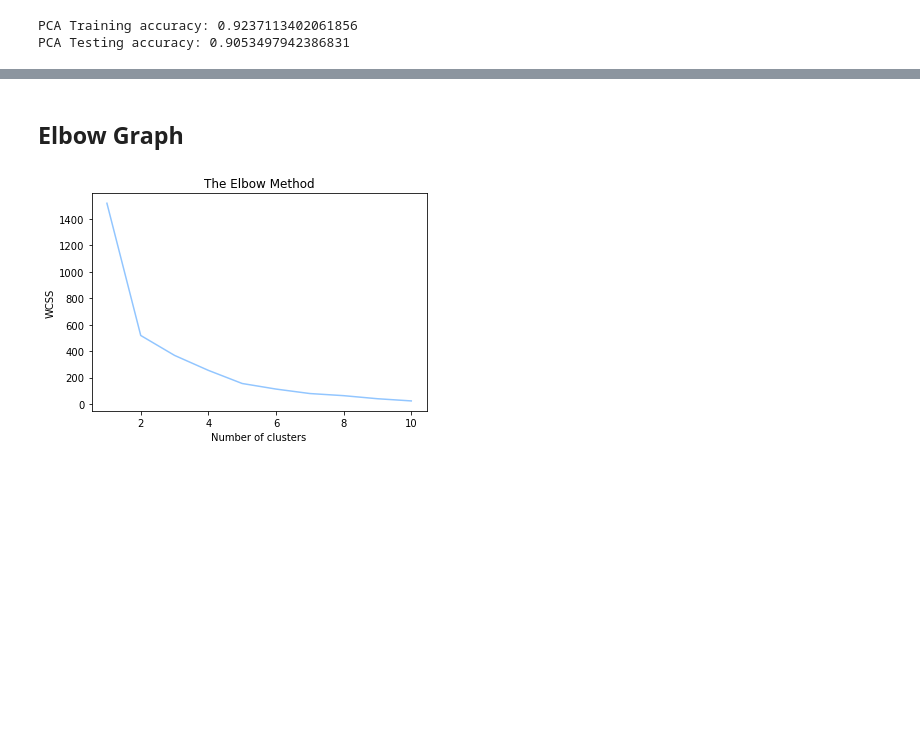
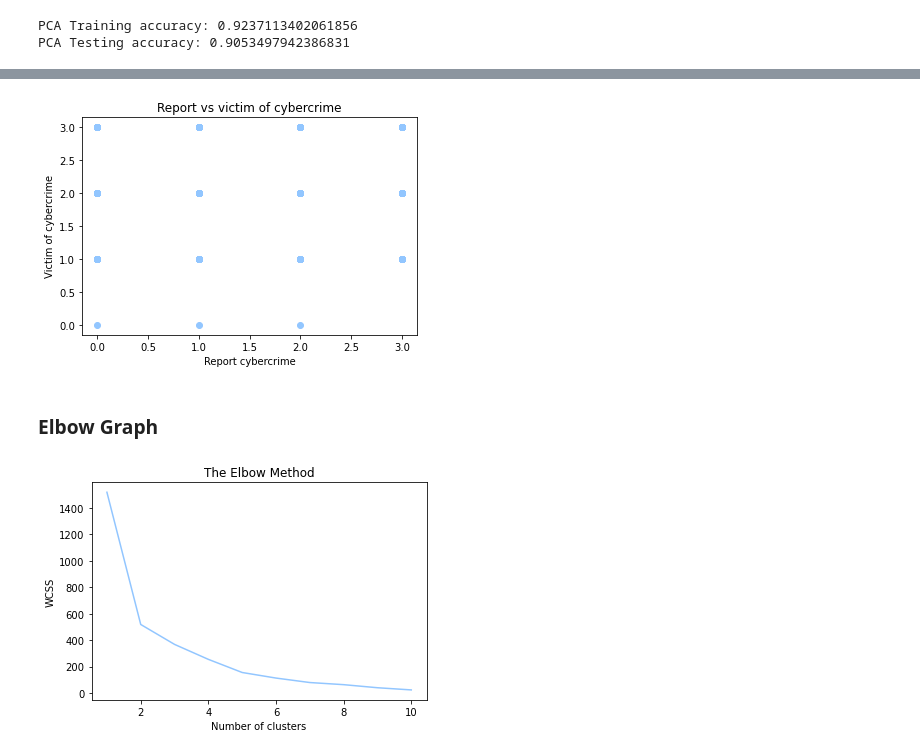
Before and after one commit to Hala-Alsouly/SDA-Capstone, a Jupyter notebook: Unsupervised ML.ipynb, the cells around one changed output, grey strips where cells are left out. Cells and saved outputs as stored; diff of their text form; code cells hidden in the pictures; blank space fills up the shorter version.

```diff
--- a/Unsupervised ML.ipynb
+++ b/Unsupervised ML.ipynb
@@ -214,0 +220,3 @@ PCA Testing accuracy: 0.9053497942386831
+# %%
+X = df.iloc[:,[0,1]].values
+X
@@ -215,5 +231,16 @@ PCA Testing accuracy: 0.9053497942386831
+# %%
+# Initial EDA to determine possible number of clusters in our data "customer groups"
+
+plt.scatter(X[:,0], X[:,1])
+
+plt.xlabel('Report cybercrime')
+plt.ylabel('Victim of cybercrime')
+plt.title('Report vs victim of cybercrime')
+plt.show()
+# %% [output]
+[figure, added]
 # %% [markdown]
-## Elbow Graph
+### Elbow Graph
 # %%
 # The elbow method depends on WCSS which stands for Within Cluster Sum of Squares
 
```
Also changed, not shown: parts of 11 cells of this notebook.
